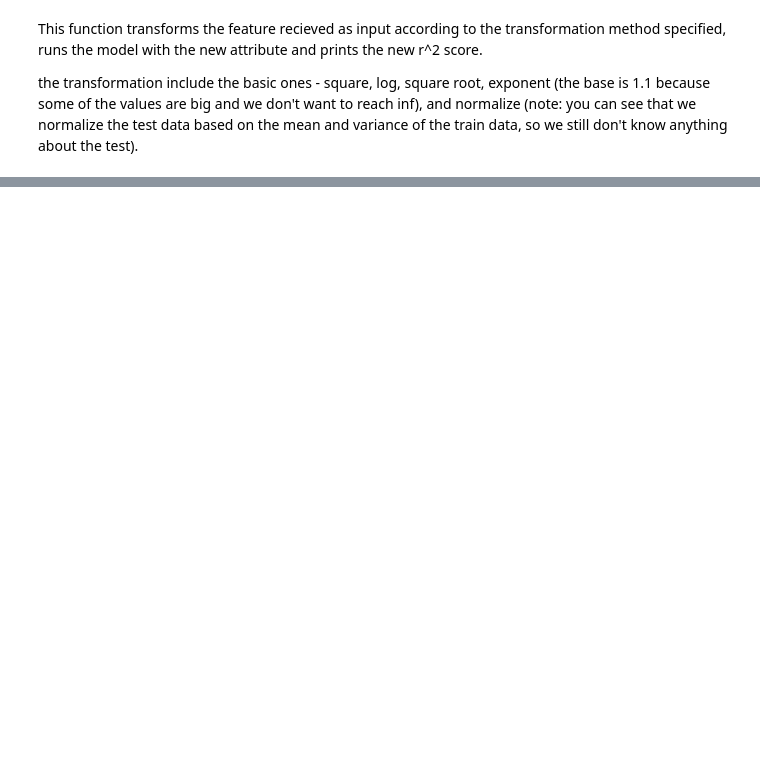
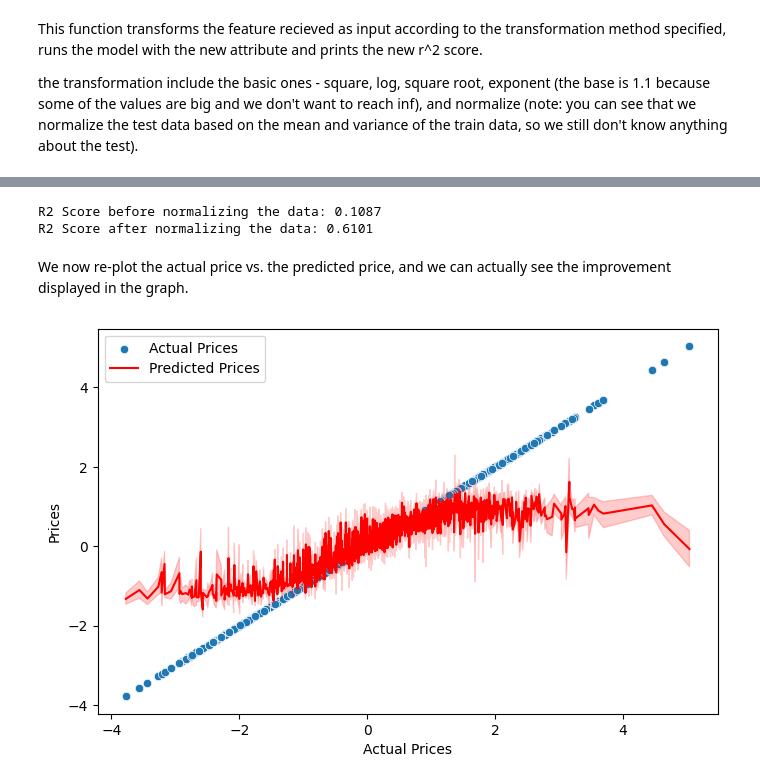
Before and after one commit to YaelDahariBIU/Tabular-Data, a Jupyter notebook: Part_2/part_2.ipynb, the cells around one changed output, grey strips where cells are left out. Cells and saved outputs as stored; diff of their text form; code cells hidden in the pictures; blank space fills up the shorter version.

```diff
--- a/Part_2/part_2.ipynb
+++ b/Part_2/part_2.ipynb
@@ -853,2 +852,0 @@ R2 Score after applying square transformation to horse_power: 0.1176
-# %%
-df_train, df_test, score_after_change = add_transformation_and_refit(df_train, df_test, 'tank_size', 'sqrt', score_after_change)
@@ -925,0 +859,42 @@ maybe relating to normalizing
+# %%
+scaler = PowerTransformer(method='yeo-johnson', standardize=True)
+
+df_train_scaled = df_train.copy()
+df_test_scaled = df_test.copy()
+
+df_train_scaled = scaler.fit_transform(df_train_scaled)
+df_test_scaled = scaler.transform(df_test_scaled)
+
+# Convert back to DataFrame
+df_train_scaled = pd.DataFrame(df_train_scaled, columns=df_train.columns, index=df_train.index)
+df_test_scaled = pd.DataFrame(df_test_scaled, columns=df_test.columns, index=df_test.index)
+
+print(f'R2 Score before normalizing the data: {round(score_after_change, 4)}')
+score_after_change = train_score_model(df_train_scaled, df_test_scaled)
+print(f"R2 Score after normalizing the data: {score_after_change:.4f}")
+# %% [output]
+R2 Score before normalizing the data: 0.1087
+R2 Score after normalizing the data: 0.6101
+# %% [markdown]
+We now re-plot the actual price vs. the predicted price, and we can actually see the improvement displayed in the graph.
+# %%
+y_train_scaled = df_train_scaled['price']
+X_train_scaled = df_train_scaled.drop(columns='price')
+y_test_scaled = df_test_scaled['price']
+X_test_scaled = df_test_scaled.drop(columns='price')
+
+linear_reg = LinearRegression()
+linear_reg.fit(X_train_scaled, y_train_scaled)
+y_pred_scaled = linear_reg.predict(X_test_scaled)
+
+# Create the scatter plot and line plot
+fig, ax = plt.subplots(figsize=(8, 5))
+sns.scatterplot(x=y_test_scaled, y=y_test_scaled, ax=ax, label='Actual Prices')
+sns.lineplot(x=y_test_scaled, y=y_pred_scaled, ax=ax, color='red', label='Predicted Prices')
+
+ax.set_xlabel('Actual Prices')
+ax.set_ylabel('Prices')
+ax.legend()
+plt.show()
+# %% [output]
+[figure, added]
```
Also changed, not shown: parts of 64 cells of this notebook.
